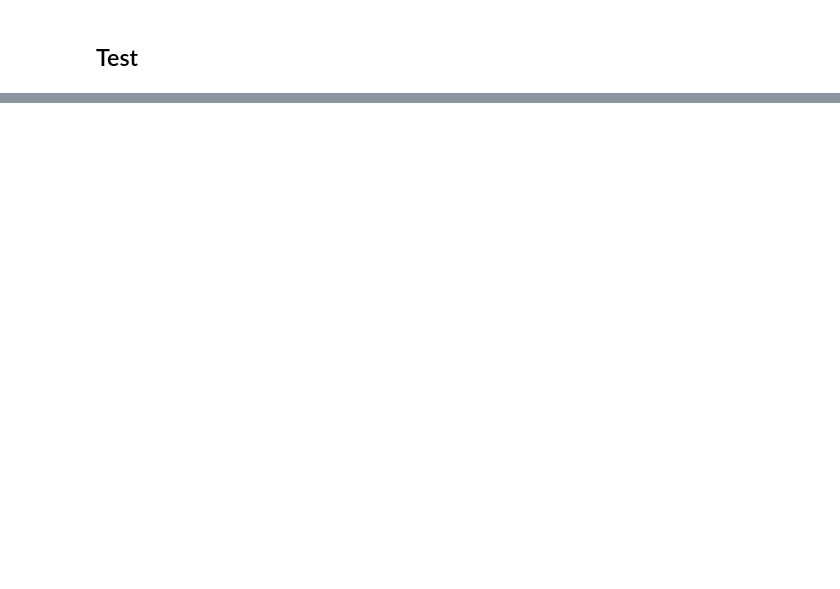
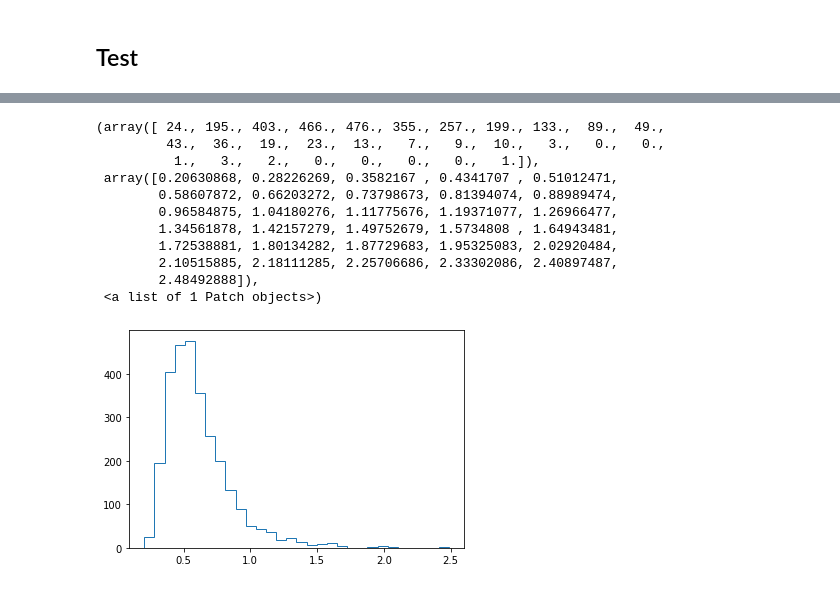
Before and after one commit to bovulpes/ML101, a Jupyter notebook: TRD/TRD.ipynb, the cells around one changed output, grey strips where cells are left out. Saved outputs shown, nothing was run; the diff lists cells and outputs as text; code cells hidden in the pictures; blank space fills up the shorter version.

```diff
--- a/TRD/TRD.ipynb
+++ b/TRD/TRD.ipynb
@@ -246,0 +312,19 @@ Accuracy calculated on test sample with DT :  0.7401574803149606
+# %%
+X_ele_validation = X_validation[mask_ele]
+X_pio_validation = X_validation[mask_pio]
+# %%
+regr_lin_val_ele = regr_lin.predict(X_ele_validation)
+pyplot.hist(regr_lin_val_ele, density=False, bins=30, log=False, histtype='step')
+# %% [output]
+(array([ 24., 195., 403., 466., 476., 355., 257., 199., 133.,  89.,  49.,
+         43.,  36.,  19.,  23.,  13.,   7.,   9.,  10.,   3.,   0.,   0.,
+          1.,   3.,   2.,   0.,   0.,   0.,   0.,   1.]),
+ array([0.20630868, 0.28226269, 0.3582167 , 0.4341707 , 0.51012471,
+        0.58607872, 0.66203272, 0.73798673, 0.81394074, 0.88989474,
+        0.96584875, 1.04180276, 1.11775676, 1.19371077, 1.26966477,
+        1.34561878, 1.42157279, 1.49752679, 1.5734808 , 1.64943481,
+        1.72538881, 1.80134282, 1.87729683, 1.95325083, 2.02920484,
+        2.10515885, 2.18111285, 2.25706686, 2.33302086, 2.40897487,
+        2.48492888]),
+ <a list of 1 Patch objects>)
+[figure, added]
```
Also changed, not shown: parts of 37 cells of this notebook.
